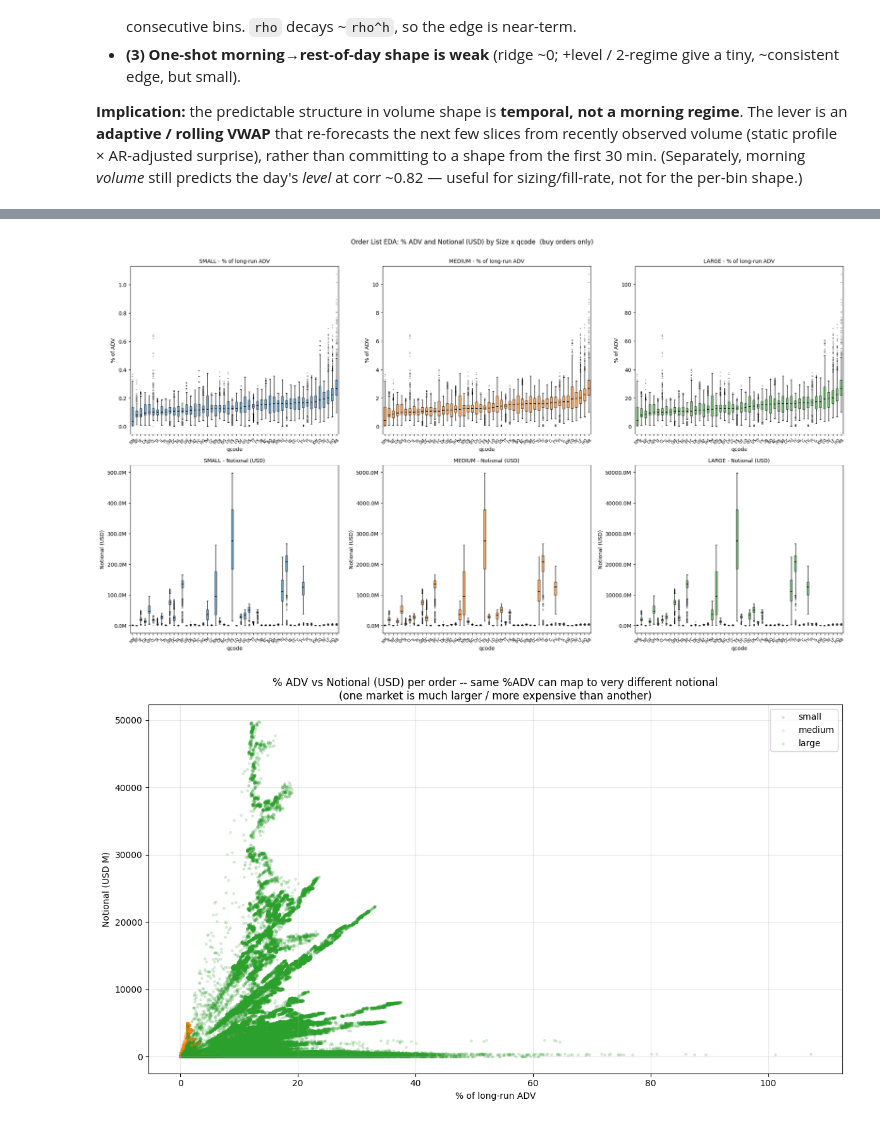
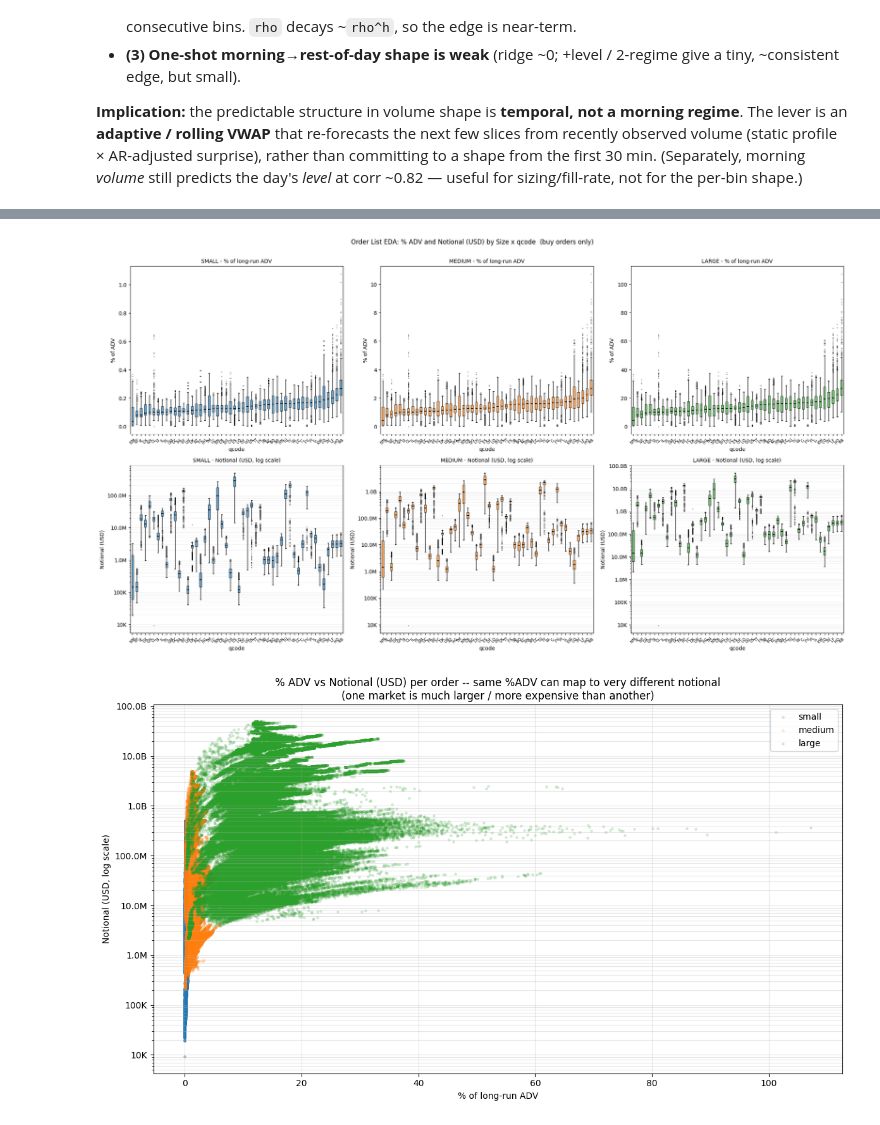
Before and after one commit to qe-internship-lwe/Individual-Project-2, a Jupyter notebook: test_snowflake.ipynb, the cells around one changed output, grey strips where cells are left out. Drawn from its saved outputs; the diff is of its cells as text; code cells hidden in the pictures.

```diff
--- a/test_snowflake.ipynb
+++ b/test_snowflake.ipynb
@@ -1142,6 +1145,17 @@ with pl.Config(tbl_rows=200):
 sizes  = ["small", "medium", "large"]
 colors = {"small": "#1f77b4", "medium": "#ff7f0e", "large": "#2ca02c"}
 
+def _fmt_notional(x, _):
+    if x <= 0:
+        return "0"
+    if x >= 1e9:
+        return f"{x/1e9:.1f}B"
+    if x >= 1e6:
+        return f"{x/1e6:.1f}M"
+    if x >= 1e3:
+        return f"{x/1e3:.0f}K"
+    return f"{x:.0f}"
+
 fig, axes = plt.subplots(2, 3, figsize=(20, 11))
 fig.suptitle("Order List EDA: % ADV and Notional (USD) by Size x qcode  (buy orders only)",
              fontsize=12, y=1.005)
@@ -1178,44 +1192,48 @@ for ci, sz in enumerate(sizes):
                       medianprops=dict(color="k", linewidth=1.4))
     for p in bp1["boxes"]:
         p.set_facecolor(colors[sz]); p.set_alpha(0.65)
-    ax1.set_title(f"{sz.upper()} - Notional (USD)", fontsize=10)
+    ax1.set_title(f"{sz.upper()} - Notional (USD, log scale)", fontsize=10)
     ax1.set_ylabel("Notional (USD)"); ax1.set_xlabel("qcode")
     ax1.tick_params(axis="x", labelsize=7, rotation=45)
-    ax1.yaxis.set_major_formatter(mticker.FuncFormatter(lambda x, _: f"{x/1e6:.1f}M"))
+    ax1.set_yscale("log")
+    ax1.yaxis.set_major_formatter(mticker.FuncFormatter(_fmt_notional))
+    ax1.grid(True, which="both", axis="y", alpha=0.2)
 
 plt.tight_layout()
 plt.show()
 
 # Scatter: %ADV vs notional_usd, coloured by size
 fig2, ax = plt.subplots(figsize=(12, 7))
 for sz in sizes:
     sub = buys_n.filter(pl.col("size") == sz)
     ax.scatter(sub["pct_of_adv"].to_numpy(),
-               sub["notional_usd"].to_numpy() / 1e6,
+               sub["notional_usd"].to_numpy(),
                alpha=0.15, s=6, label=sz, color=colors[sz])
 ax.set_xlabel("% of long-run ADV")
-ax.set_ylabel("Notional (USD M)")
+ax.set_ylabel("Notional (USD, log scale)")
+ax.set_yscale("log")
+ax.yaxis.set_major_formatter(mticker.FuncFormatter(_fmt_notional))
 ax.set_title("% ADV vs Notional (USD) per order -- same %ADV can map to very different notional\n"
              "(one market is much larger / more expensive than another)")
-ax.legend(); ax.grid(True, alpha=0.3)
+ax.legend(); ax.grid(True, which="both", alpha=0.3)
 plt.tight_layout(); plt.show()
 # %% [output]
 Loading data ...
   trade_list: 790,776 rows  |  binned_data: 13,051,428 rows
   Loaded cached FX rates: 16,260 rows
   FX currencies: ['AUD', 'EUR', 'GBP', 'JPY', 'SEK', 'SGD']  (+USD=1.0 passthrough)
   Multipliers loaded for all 50 qcodes.
 
   master: 790,776 rows  |  qcodes: 50  |  date range: 2016-01-04 - 2026-04-30
   notional_usd  nulls: 636  (missing FX or missing VWAP)
   notional_local nulls: 636  (missing VWAP only)
 
 ========================================================================
 PART 1 - Are buy & sell quantities mirror images of each other?
 ... (796 lines left out)
 │       ┆ Soft    ┆        ┆        ┆        ┆        ┆        ┆        ┆        ┆        ┆        │
 │       ┆ Red     ┆        ┆        ┆        ┆        ┆        ┆        ┆        ┆        ┆        │
 │       ┆ (CBOT)  ┆        ┆        ┆        ┆        ┆        ┆        ┆        ┆        ┆        │
 └───────┴─────────┴────────┴────────┴────────┴────────┴────────┴────────┴────────┴────────┴────────┘
-[figure, old version]
+[figure, new version]
-[figure, old version]
+[figure, new version]
```
Also changed, not shown: parts of 6 cells of this notebook, 4 other files.
